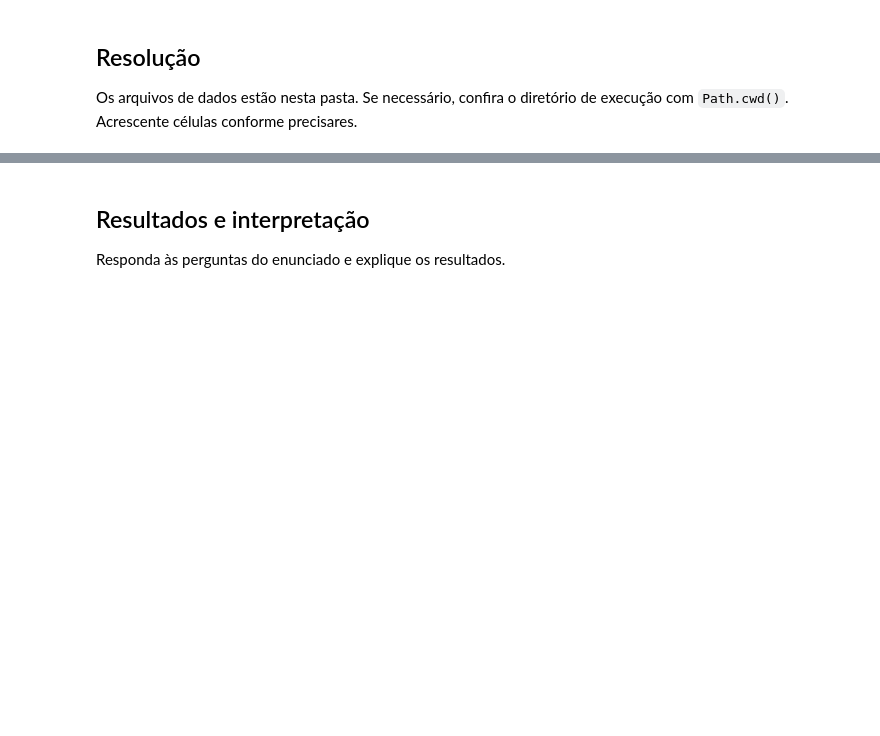
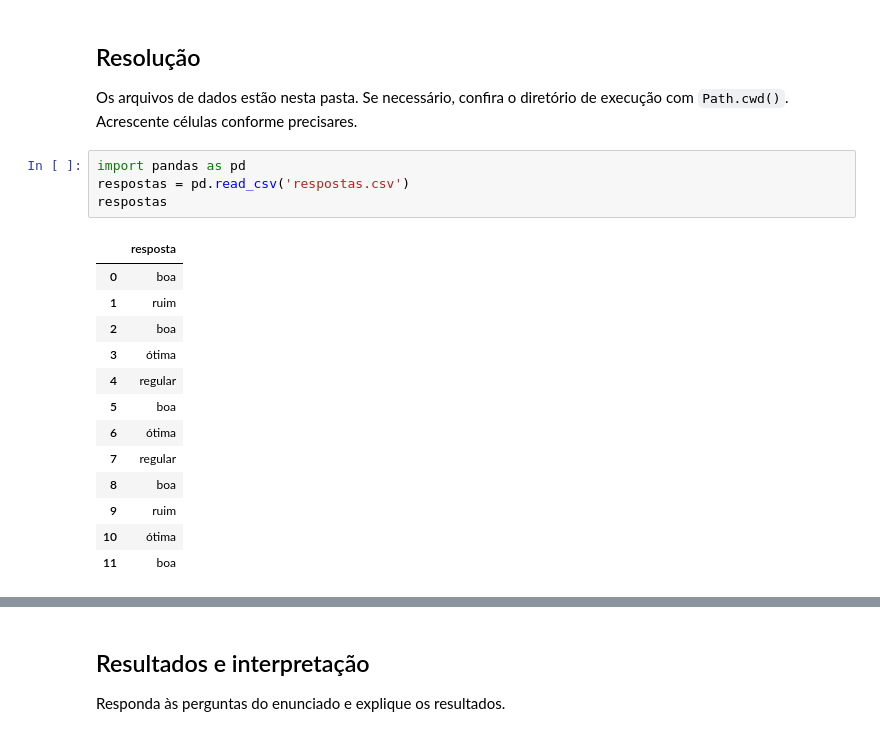
Before and after one commit to MiguelFreire-bit/56-dias-de-python-para-ciencia-de-dados, a Jupyter notebook: Planner_56_dias/dia_02/respostas.ipynb, the cells around one changed output, grey strips where cells are left out. Saved outputs shown, nothing was run; the diff lists cells and outputs as text; blank space fills up the shorter version.

```diff
--- a/Planner_56_dias/dia_02/respostas.ipynb
+++ b/Planner_56_dias/dia_02/respostas.ipynb
@@ -42,3 +83,21 @@ Explique como pretende abordar o problema.
 ## Resolução
 
 Os arquivos de dados estão nesta pasta. Se necessário, confira o diretório de execução com `Path.cwd()`. Acrescente células conforme precisares.
+# %%
+import pandas as pd
+respostas = pd.read_csv('respostas.csv')
+respostas
+# %% [output]
+|  | resposta |
+| 0 | boa |
+| 1 | ruim |
+| 2 | boa |
+| 3 | ótima |
+| 4 | regular |
+| 5 | boa |
+| 6 | ótima |
+| 7 | regular |
+| 8 | boa |
+| 9 | ruim |
+| 10 | ótima |
+| 11 | boa |
```
Also changed, not shown: parts of 6 cells of this notebook.
